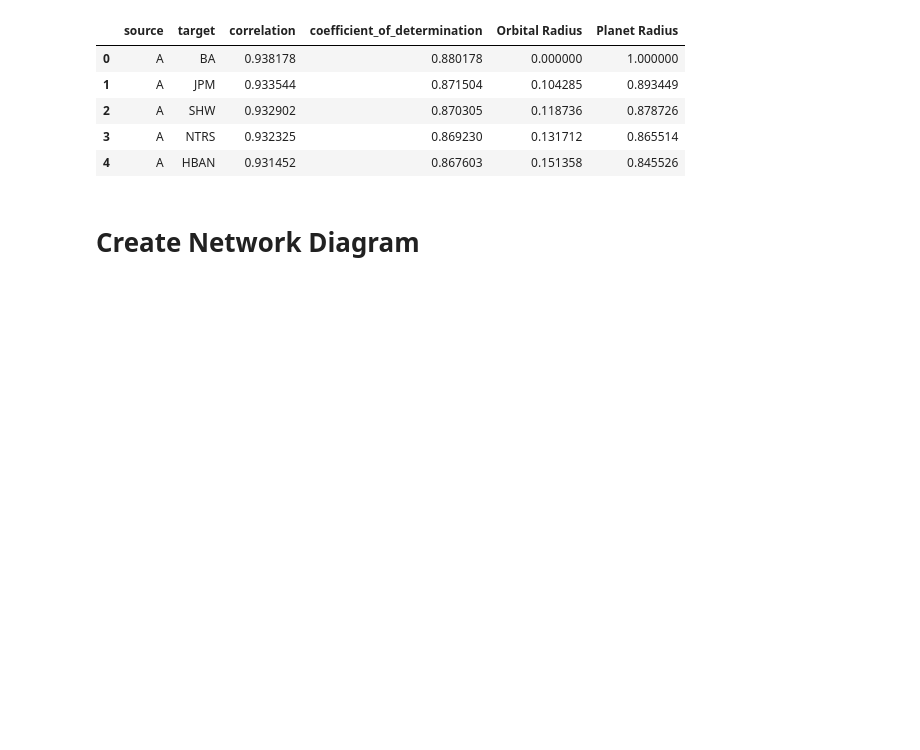
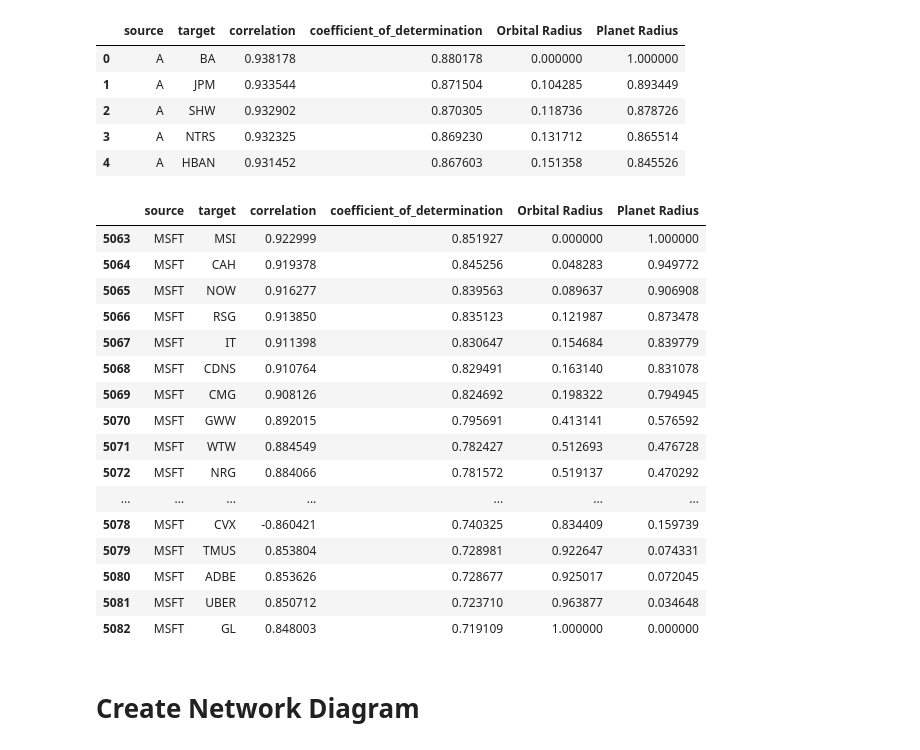
Before and after one commit to Risskr/Stock-App, a Jupyter notebook: StocksApp.ipynb, the cells around one changed output. Drawn from its saved outputs; the diff is of its cells as text; code cells hidden in the pictures; blank space fills up the shorter version.

```diff
--- a/StocksApp.ipynb
+++ b/StocksApp.ipynb
@@ -308,6 +312,27 @@ display(processed_data.head())
 | 2 | A | SHW | 0.932902 | 0.870305 | 0.118736 | 0.878726 |
 | 3 | A | NTRS | 0.932325 | 0.869230 | 0.131712 | 0.865514 |
 | 4 | A | HBAN | 0.931452 | 0.867603 | 0.151358 | 0.845526 |
+# %%
+msft_processed_data = processed_data[processed_data['source'] == 'MSFT']
+display(msft_processed_data)
+# %% [output]
+|  | source | target | correlation | coefficient_of_determination | Orbital Radius | Planet Radius |
+| 5063 | MSFT | MSI | 0.922999 | 0.851927 | 0.000000 | 1.000000 |
+| 5064 | MSFT | CAH | 0.919378 | 0.845256 | 0.048283 | 0.949772 |
+| 5065 | MSFT | NOW | 0.916277 | 0.839563 | 0.089637 | 0.906908 |
+| 5066 | MSFT | RSG | 0.913850 | 0.835123 | 0.121987 | 0.873478 |
+| 5067 | MSFT | IT | 0.911398 | 0.830647 | 0.154684 | 0.839779 |
+| 5068 | MSFT | CDNS | 0.910764 | 0.829491 | 0.163140 | 0.831078 |
+| 5069 | MSFT | CMG | 0.908126 | 0.824692 | 0.198322 | 0.794945 |
+| 5070 | MSFT | GWW | 0.892015 | 0.795691 | 0.413141 | 0.576592 |
+| 5071 | MSFT | WTW | 0.884549 | 0.782427 | 0.512693 | 0.476728 |
+| 5072 | MSFT | NRG | 0.884066 | 0.781572 | 0.519137 | 0.470292 |
+| ... | ... | ... | ... | ... | ... | ... |
+| 5078 | MSFT | CVX | -0.860421 | 0.740325 | 0.834409 | 0.159739 |
+| 5079 | MSFT | TMUS | 0.853804 | 0.728981 | 0.922647 | 0.074331 |
+| 5080 | MSFT | ADBE | 0.853626 | 0.728677 | 0.925017 | 0.072045 |
+| 5081 | MSFT | UBER | 0.850712 | 0.723710 | 0.963877 | 0.034648 |
+| 5082 | MSFT | GL | 0.848003 | 0.719109 | 1.000000 | 0.000000 |
 # %% [markdown]
 # Create Network Diagram
 # %%
```
Also changed, not shown: parts of 4 cells of this notebook.
